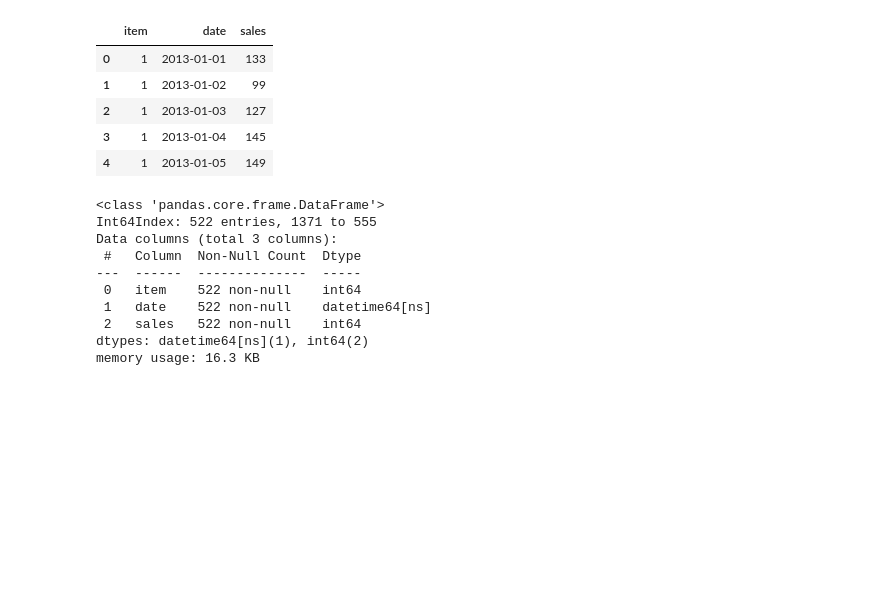
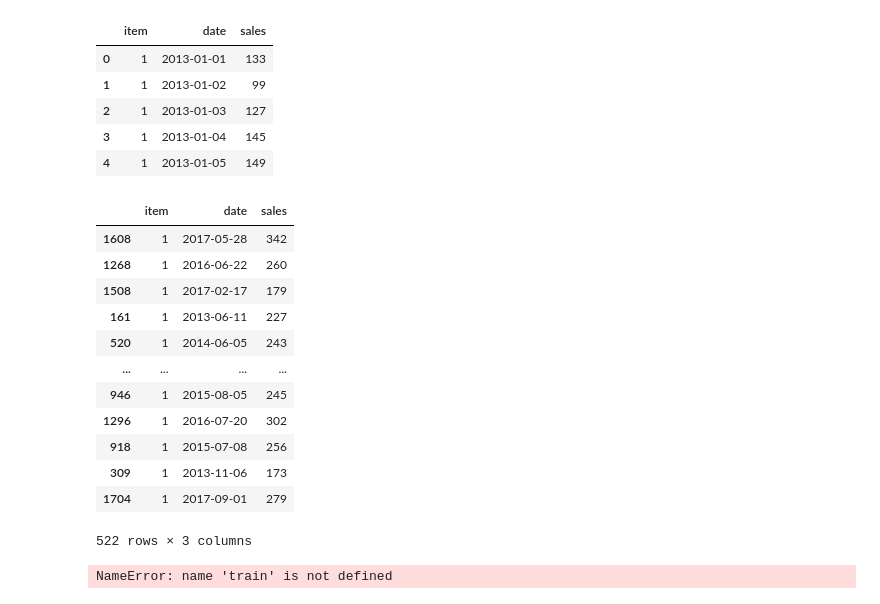
Before and after one commit to Harish-aditya/Inventory_forecasting, a Jupyter notebook: inventoryforecasting.ipynb, the cells around one changed output. Drawn from its saved outputs; the diff is of its cells as text; code cells hidden in the pictures; blank space fills up the shorter version.

```diff
--- a/inventoryforecasting.ipynb
+++ b/inventoryforecasting.ipynb
@@ -297,13 +355,39 @@ X_train, X_test, y_train, y_test = train_test_split(X, y, test_size=.30, random_
 # %%
-X_test.info()
+X_test
 # %% [output]
+|  | item | date | sales |
+| 1608 | 1 | 2017-05-28 | 342 |
+| 1268 | 1 | 2016-06-22 | 260 |
+| 1508 | 1 | 2017-02-17 | 179 |
+| 161 | 1 | 2013-06-11 | 227 |
+| 520 | 1 | 2014-06-05 | 243 |
+| ... | ... | ... | ... |
+| 946 | 1 | 2015-08-05 | 245 |
+| 1296 | 1 | 2016-07-20 | 302 |
+| 918 | 1 | 2015-07-08 | 256 |
+| 309 | 1 | 2013-11-06 | 173 |
+| 1704 | 1 | 2017-09-01 | 279 |
-<class 'pandas.core.frame.DataFrame'>
-Int64Index: 522 entries, 1371 to 555
-Data columns (total 3 columns):
- #   Column  Non-Null Count  Dtype
----  ------  --------------  -----
- 0   item    522 non-null    int64
- 1   date    522 non-null    datetime64[ns]
- 2   sales   522 non-null    int64
-dtypes: datetime64[ns](1), int64(2)
-memory usage: 16.3 KB
+522 rows × 3 columns
+# %%
+def date_features(df):
+    # Date Features
+    df['date'] = pd.to_datetime(dataset['date'])
+    df['year'] = dataset.date.dt.year
+    df['month'] = dataset.date.dt.month
+    df['day'] = dataset.date.dt.day
+    df['dayofyear'] = dataset.date.dt.dayofyear
+    df['dayofweek'] = dataset.date.dt.dayofweek
+    df['weekofyear'] = dataset.date.dt.weekofyear
+
+    # Additionnal Data Features
+    df['day^year'] = np.log((np.log(dataset['dayofyear'] + 1)) ** (dataset['year'] - 2000))
+
+    # Drop date
+    df.drop('date', axis=1, inplace=True)
+
+    return df
+
+# Dates Features for Train, Test
+train, test = date_features(train), date_features(test)
+# %% [output]
+NameError: name 'train' is not defined
```
Also changed, not shown: parts of 12 cells of this notebook.
